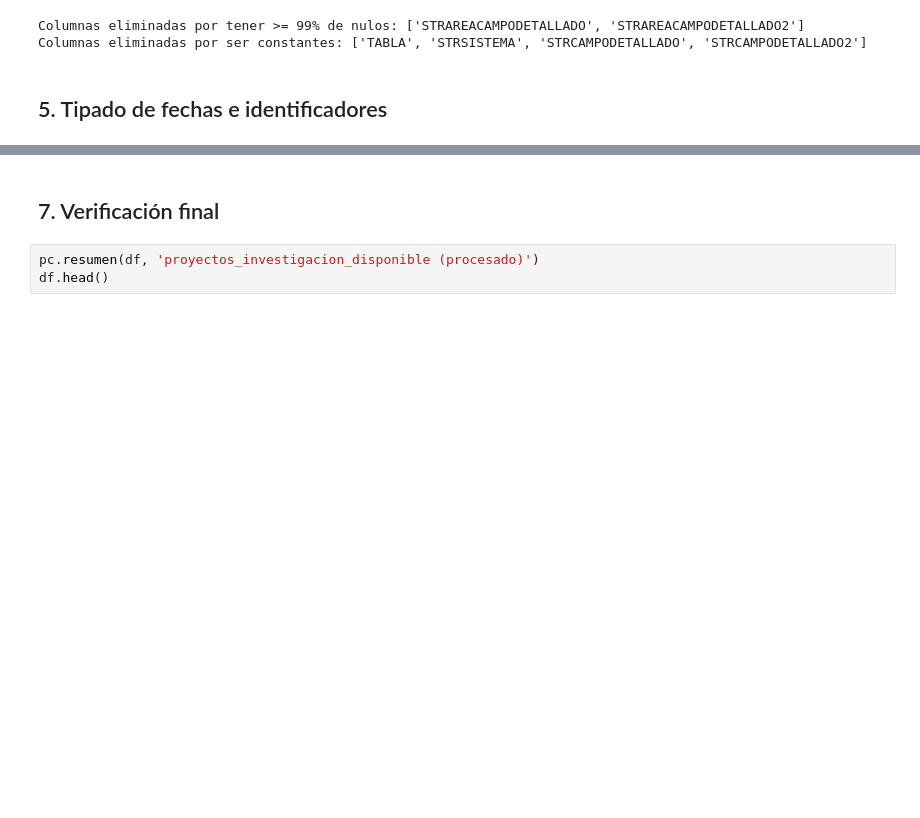
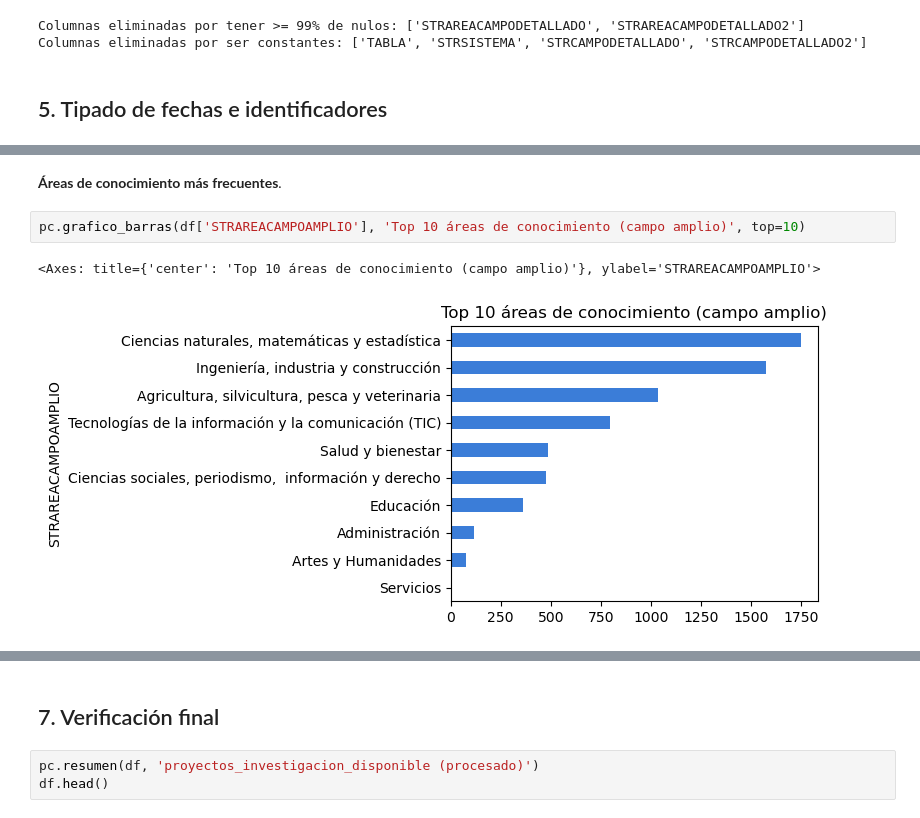
Before and after one commit to Pamela-rugel/Proyecto_Tesis, a Jupyter notebook: notebooks/preprocesamiento/15_proyectos_investigacion_disponible.ipynb, the cells around one changed output, grey strips where cells are left out. Saved outputs shown, nothing was run; the diff lists cells and outputs as text; blank space fills up the shorter version.

```diff
--- a/notebooks/preprocesamiento/15_proyectos_investigacion_disponible.ipynb
+++ b/notebooks/preprocesamiento/15_proyectos_investigacion_disponible.ipynb
@@ -87,0 +112,7 @@ df = pc.castear_enteros(df, ['IDPROYECTOINVESTIGACION', 'IDPERSONA', 'IDPAIS', '
+# %% [markdown]
+**Áreas de conocimiento más frecuentes**.
+# %%
+pc.grafico_barras(df['STRAREACAMPOAMPLIO'], 'Top 10 áreas de conocimiento (campo amplio)', top=10)
+# %% [output]
+<Axes: title={'center': 'Top 10 áreas de conocimiento (campo amplio)'}, ylabel='STRAREACAMPOAMPLIO'>
+[figure, added]
```
Also changed, not shown: parts of 14 cells of this notebook, 17 other files.
